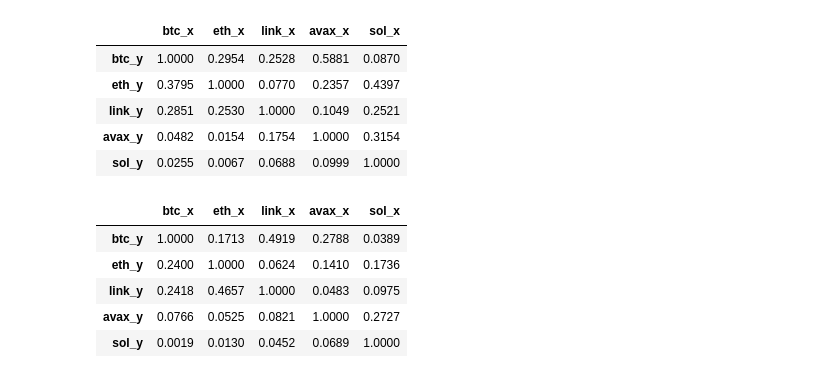
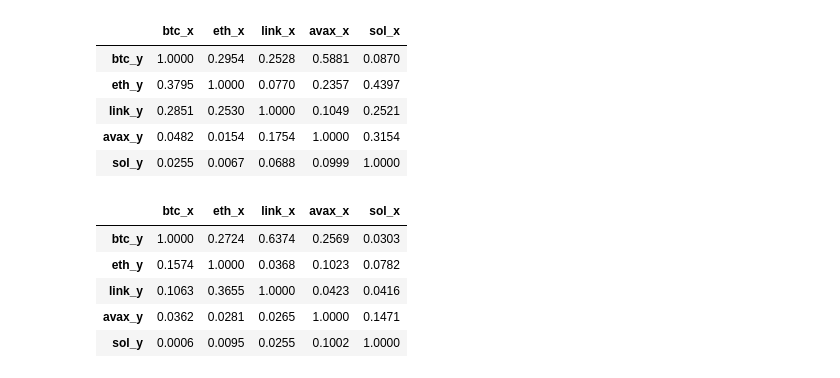
Before and after one commit to outfox330/ML_Models_on_Time_Series, a Jupyter notebook: BTC_FORECAST.ipynb, the cells around one changed output. Saved outputs shown, nothing was run; the diff lists cells and outputs as text; code cells hidden in the pictures.

```diff
--- a/BTC_FORECAST.ipynb
+++ b/BTC_FORECAST.ipynb
@@ -1305,29 +1305,29 @@ grangers_causation_matrix(df_causality, variables = df_causality.columns)
 # %%
 maxlag=3
 test = 'ssr_chi2test'
 
 df_causality = df_total[['btc','eth','link','avax','sol']]
-df_causality_diff = df_causality.diff().dropna()
+df_causality_diff = df_causality.pct_change().dropna()
 
 def grangers_causation_matrix(data, variables, test='ssr_chi2test', verbose=False):
 
     df = pd.DataFrame(np.zeros((len(variables), len(variables))), columns=variables, index=variables)
     for c in df.columns:
         for r in df.index:
             test_result = grangercausalitytests(data[[r, c]], maxlag=maxlag, verbose=False)
             p_values = [round(test_result[i+1][0][test][1],4) for i in range(maxlag)]
             if verbose: print(f'Y = {r}, X = {c}, P Values = {p_values}')
             min_p_value = np.min(p_values)
             df.loc[r, c] = min_p_value
     df.columns = [var + '_x' for var in variables]
     df.index = [var + '_y' for var in variables]
     return df
 
 grangers_causation_matrix(df_causality_diff, variables = df_causality_diff.columns)
 # %% [output]
 |  | btc_x | eth_x | link_x | avax_x | sol_x |
-| btc_y | 1.0000 | 0.1713 | 0.4919 | 0.2788 | 0.0389 |
-| eth_y | 0.2400 | 1.0000 | 0.0624 | 0.1410 | 0.1736 |
-| link_y | 0.2418 | 0.4657 | 1.0000 | 0.0483 | 0.0975 |
-| avax_y | 0.0766 | 0.0525 | 0.0821 | 1.0000 | 0.2727 |
-| sol_y | 0.0019 | 0.0130 | 0.0452 | 0.0689 | 1.0000 |
+| btc_y | 1.0000 | 0.2724 | 0.6374 | 0.2569 | 0.0303 |
+| eth_y | 0.1574 | 1.0000 | 0.0368 | 0.1023 | 0.0782 |
+| link_y | 0.1063 | 0.3655 | 1.0000 | 0.0423 | 0.0416 |
+| avax_y | 0.0362 | 0.0281 | 0.0265 | 1.0000 | 0.1471 |
+| sol_y | 0.0006 | 0.0095 | 0.0255 | 0.1002 | 1.0000 |
```
Also changed, not shown: parts of 6 cells of this notebook.
